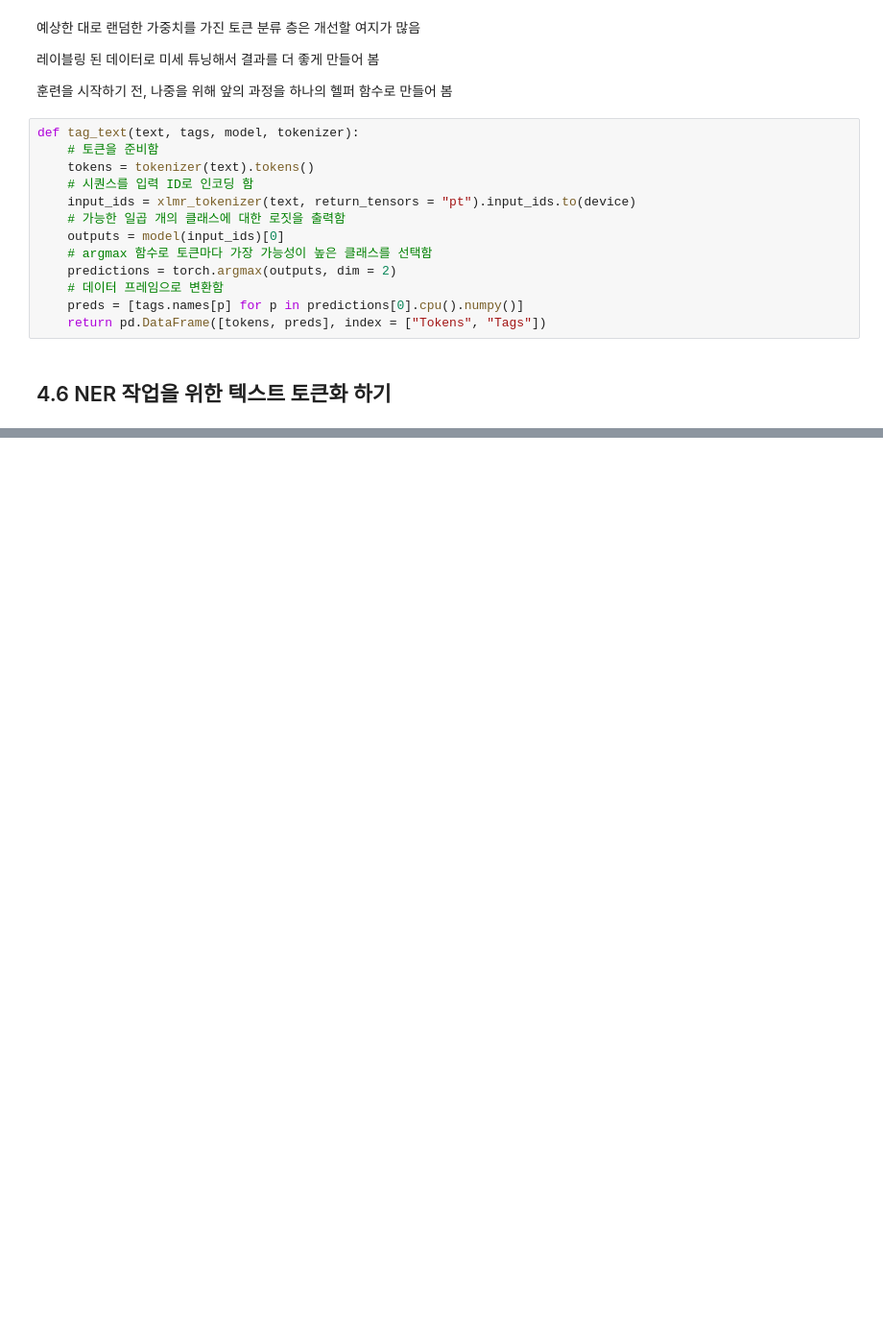
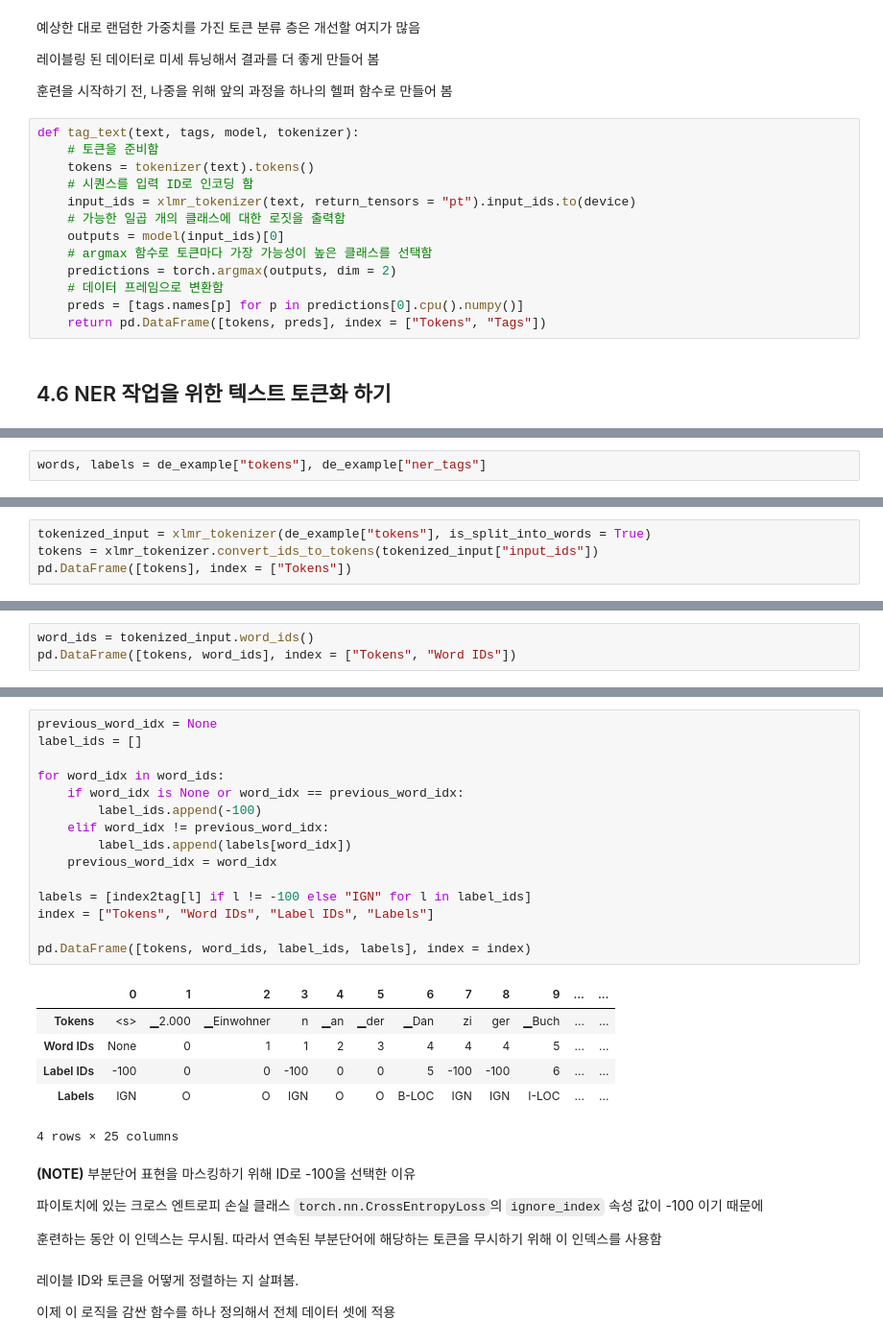
Before and after one commit to breadho/Transformers, a Jupyter notebook: 4장.ipynb, the cells around one changed output, grey strips where cells are left out. Shown: that part at 96% size. Cells and saved outputs as stored; diff of their text form; blank space fills up the shorter version.

```diff
--- a/4장.ipynb
+++ b/4장.ipynb
@@ -718,0 +754,2 @@ def tag_text(text, tags, model, tokenizer):
+# %%
+words, labels = de_example["tokens"], de_example["ner_tags"]
@@ -718,0 +758,4 @@ def tag_text(text, tags, model, tokenizer):
+# %%
+tokenized_input = xlmr_tokenizer(de_example["tokens"], is_split_into_words = True)
+tokens = xlmr_tokenizer.convert_ids_to_tokens(tokenized_input["input_ids"])
+pd.DataFrame([tokens], index = ["Tokens"])
@@ -718,0 +772,3 @@ def tag_text(text, tags, model, tokenizer):
+# %%
+word_ids = tokenized_input.word_ids()
+pd.DataFrame([tokens, word_ids], index = ["Tokens", "Word IDs"])
@@ -718,0 +788,32 @@ def tag_text(text, tags, model, tokenizer):
+# %%
+previous_word_idx = None
+label_ids = []
+
+for word_idx in word_ids:
+    if word_idx is None or word_idx == previous_word_idx:
+        label_ids.append(-100)
+    elif word_idx != previous_word_idx:
+        label_ids.append(labels[word_idx])
+    previous_word_idx = word_idx
+
+labels = [index2tag[l] if l != -100 else "IGN" for l in label_ids]
+index = ["Tokens", "Word IDs", "Label IDs", "Labels"]
+
+pd.DataFrame([tokens, word_ids, label_ids, labels], index = index)
+# %% [output]
+|  | 0 | 1 | 2 | 3 | 4 | 5 | 6 | 7 | 8 | 9 | ... | ... |
+| Tokens | <s> | ▁2.000 | ▁Einwohner | n | ▁an | ▁der | ▁Dan | zi | ger | ▁Buch | ... | ... |
+| Word IDs | None | 0 | 1 | 1 | 2 | 3 | 4 | 4 | 4 | 5 | ... | ... |
+| Label IDs | -100 | 0 | 0 | -100 | 0 | 0 | 5 | -100 | -100 | 6 | ... | ... |
+| Labels | IGN | O | O | IGN | O | O | B-LOC | IGN | IGN | I-LOC | ... | ... |
+4 rows × 25 columns
+# %% [markdown]
+**(NOTE)** 부분단어 표현을 마스킹하기 위해 ID로 -100을 선택한 이유
+
+파이토치에 있는 크로스 엔트로피 손실 클래스 `torch.nn.CrossEntropyLoss`의 `ignore_index` 속성 값이 -100 이기 때문에
+
+훈련하는 동안 이 인덱스는 무시됨. 따라서 연속된 부분단어에 해당하는 토큰을 무시하기 위해 이 인덱스를 사용함
+# %% [markdown]
+레이블 ID와 토큰을 어떻게 정렬하는 지 살펴봄.
+
+이제 이 로직을 감싼 함수를 하나 정의해서 전체 데이터 셋에 적용
```
Also changed, not shown: parts of 24 cells of this notebook.
